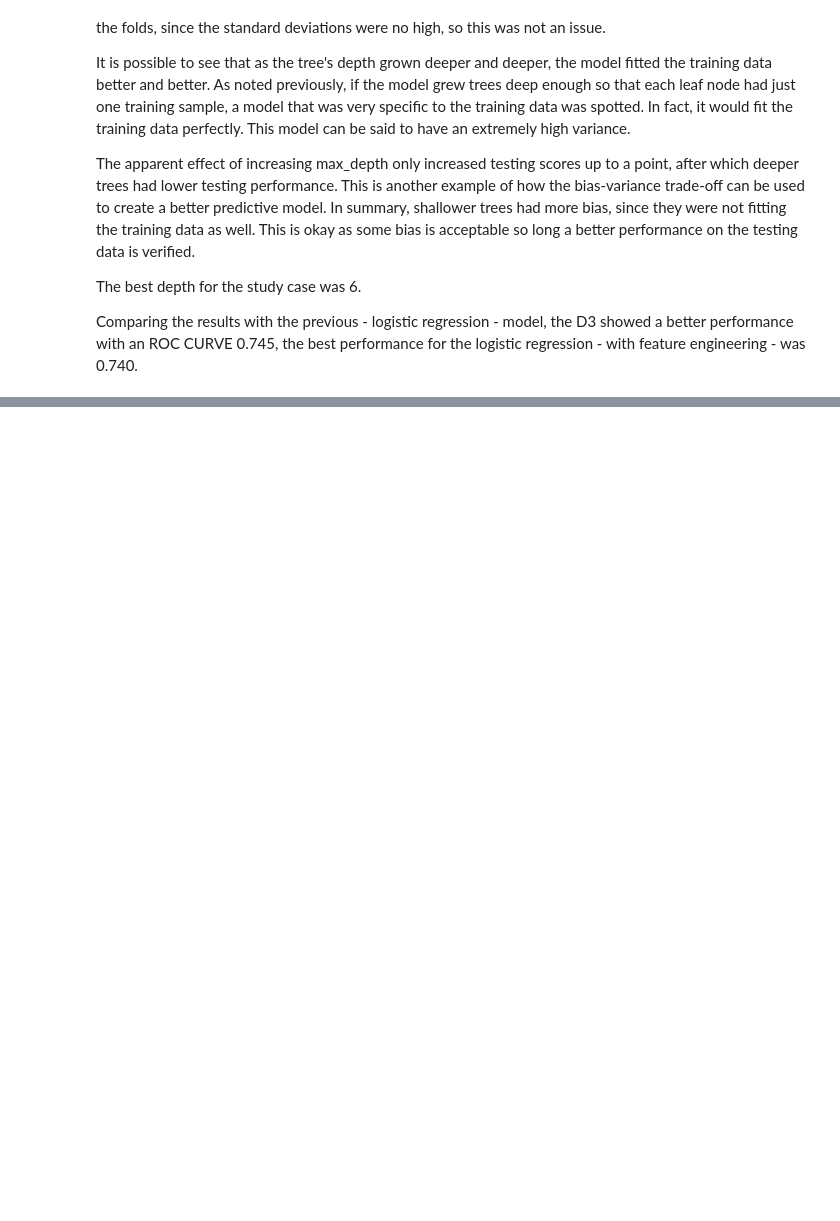
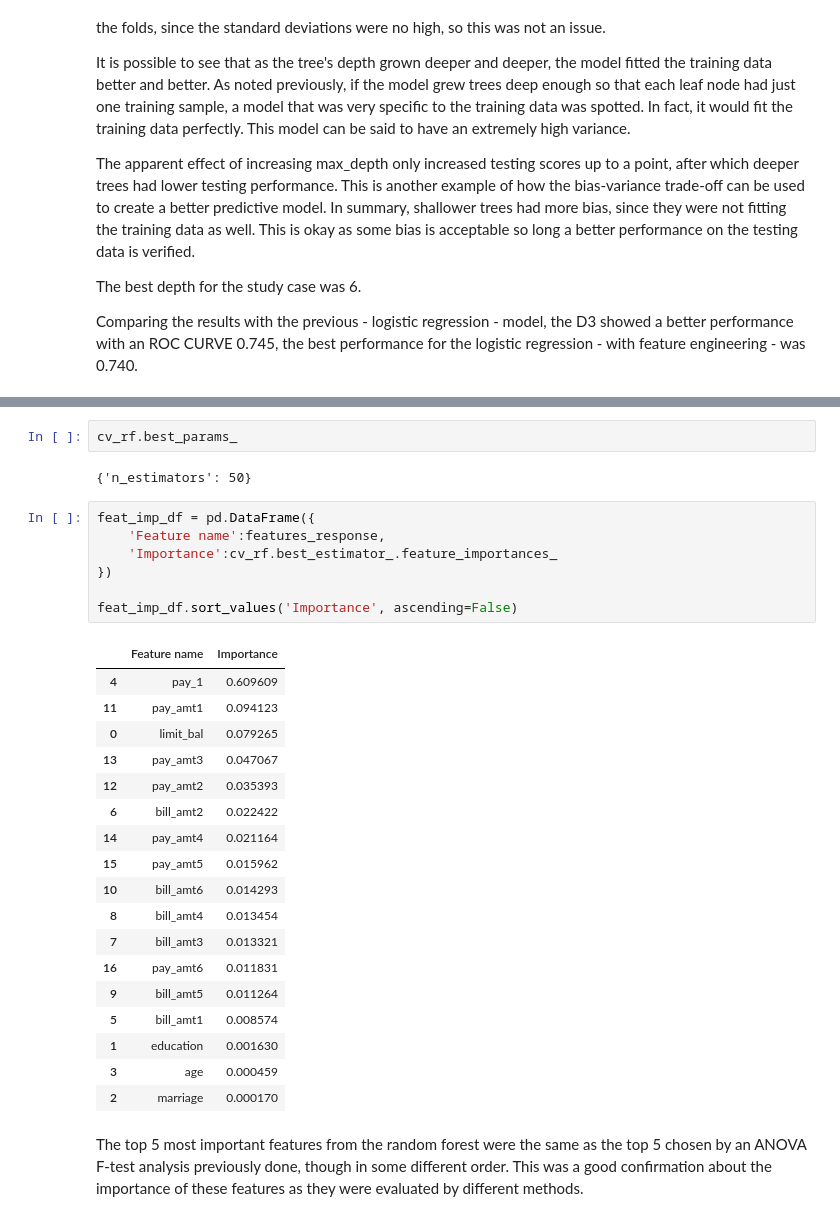
Before and after one commit to jeantardelli/data-science, a Jupyter notebook: decision-trees-and-random-forests.ipynb, the cells around one changed output, grey strips where cells are left out. Drawn from its saved outputs; the diff is of its cells as text; blank space fills up the shorter version.

```diff
--- a/decision-trees-and-random-forests.ipynb
+++ b/decision-trees-and-random-forests.ipynb
@@ -321,0 +421,32 @@ Comparing the results with the previous - logistic regression - model, the D3 sh
+# %%
+cv_rf.best_params_
+# %% [output]
+{'n_estimators': 50}
+# %%
+feat_imp_df = pd.DataFrame({
+    'Feature name':features_response,
+    'Importance':cv_rf.best_estimator_.feature_importances_
+})
+
+feat_imp_df.sort_values('Importance', ascending=False)
+# %% [output]
+|  | Feature name | Importance |
+| 4 | pay_1 | 0.609609 |
+| 11 | pay_amt1 | 0.094123 |
+| 0 | limit_bal | 0.079265 |
+| 13 | pay_amt3 | 0.047067 |
+| 12 | pay_amt2 | 0.035393 |
+| 6 | bill_amt2 | 0.022422 |
+| 14 | pay_amt4 | 0.021164 |
+| 15 | pay_amt5 | 0.015962 |
+| 10 | bill_amt6 | 0.014293 |
+| 8 | bill_amt4 | 0.013454 |
+| 7 | bill_amt3 | 0.013321 |
+| 16 | pay_amt6 | 0.011831 |
+| 9 | bill_amt5 | 0.011264 |
+| 5 | bill_amt1 | 0.008574 |
+| 1 | education | 0.001630 |
+| 3 | age | 0.000459 |
+| 2 | marriage | 0.000170 |
+# %% [markdown]
+The top 5 most important features from the random forest were the same as the top 5 chosen by an ANOVA F-test analysis previously done, though in some different order. This was a good confirmation about the importance of these features as they were evaluated by different methods.
```
Also changed, not shown: parts of 13 cells of this notebook.
